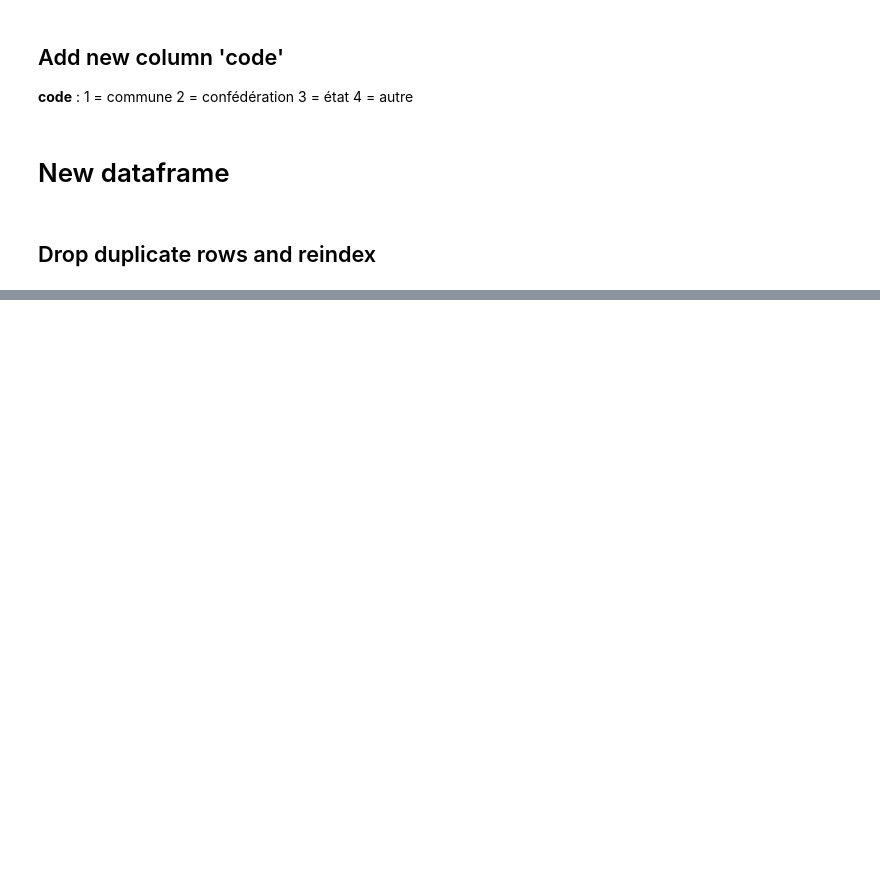
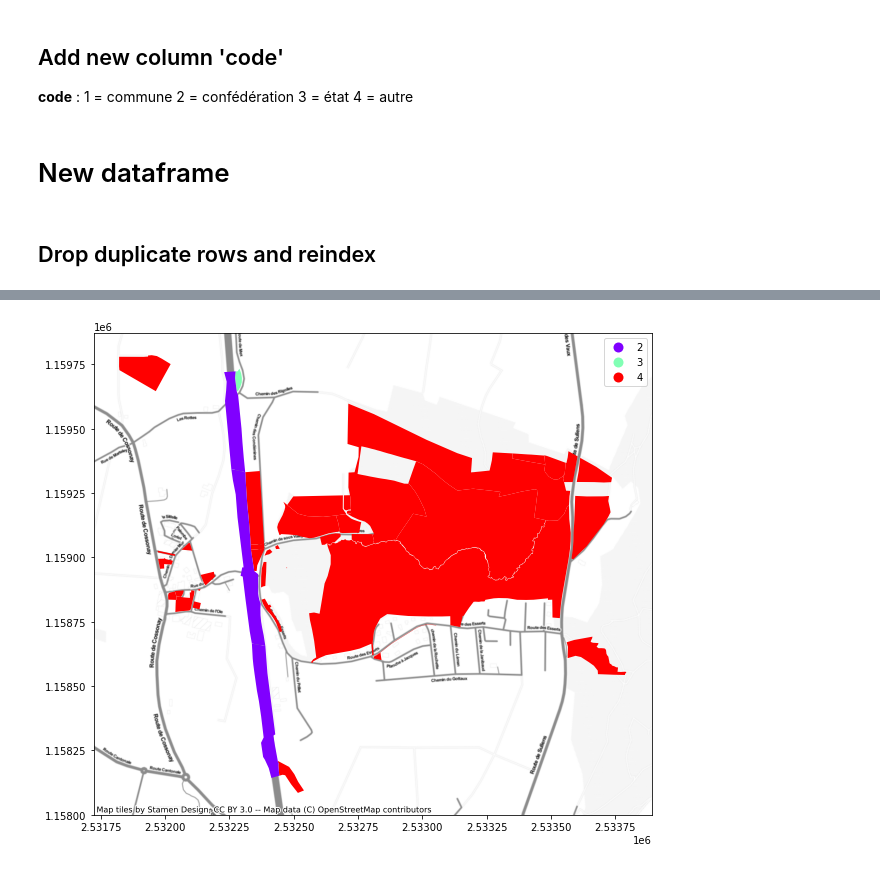
Before and after one commit to gowitz/goulet, a Jupyter notebook: notebook/goulet2.ipynb, the cells around one changed output, grey strips where cells are left out. Drawn from its saved outputs; the diff is of its cells as text; code cells hidden in the pictures; blank space fills up the shorter version.

```diff
--- a/notebook/goulet2.ipynb
+++ b/notebook/goulet2.ipynb
@@ -98,6 +98,10 @@ for index, row in parcelles_pot.iterrows():
         parcelles_pot.at[index,'code'] = 3
     else:
         parcelles_pot.at[index,'code'] = 4
+# %%
+parcelles_pot.proprietaire = parcelles_pot.proprietaire.str.replace(' [Ll]a [cC]ommune[, ]*.*', '', regex=True)
+parcelles_pot.proprietaire = parcelles_pot.proprietaire.str.replace('St-', 'Saint-', regex=True)
+parcelles_pot.proprietaire = parcelles_pot.proprietaire.str.replace(' s/', '-sur-', regex=True)
 # %% [markdown]
 # New dataframe #
 # %%
@@ -124,8 +130,4 @@ cx.add_basemap(ax=ax, crs=2056, source=cx.providers.Stamen.TonerLite)
 # %%
 #parcelles_pot_geom['nom_commune' == 'Apples']
-mex  = parcelles_pot_geom.loc[parcelles_pot_geom['nom_commune'] == 'Mex']
+mex  = parcelles_pot_geom.loc[parcelles_pot_geom['nom_commune'] == 'Mex (VD)']
 #mex  = parcelles_pot_geom.loc[parcelles_pot_geom['fiche_id'] == '138_36']
-# %%
-mex = mex[['nom_commune', 'code', 'fiche_id', 'geometry']]
-# %%
-mex['cent'] = mex.centroid
@@ -133,0 +134,6 @@ Apples
+# %%
+fig, ax = plt.subplots(figsize=(10,10))
+mex.plot(ax=ax, cmap='rainbow', column='code', legend=True)
+cx.add_basemap(ax=ax, crs=2056, source=cx.providers.Stamen.TonerLite)
+# %% [output]
+[figure, added]
```
Also changed, not shown: parts of 3 cells of this notebook, 1 other file.
